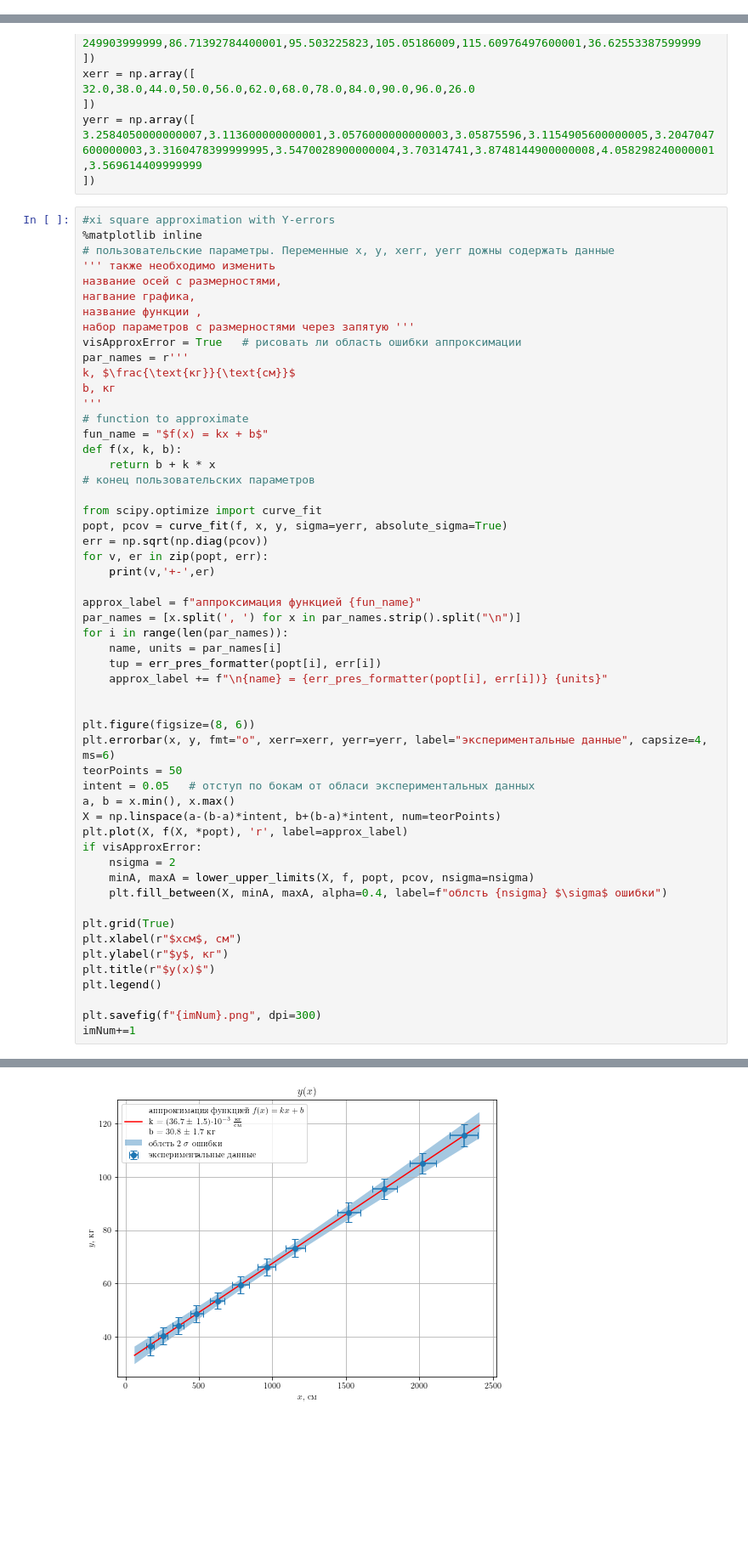
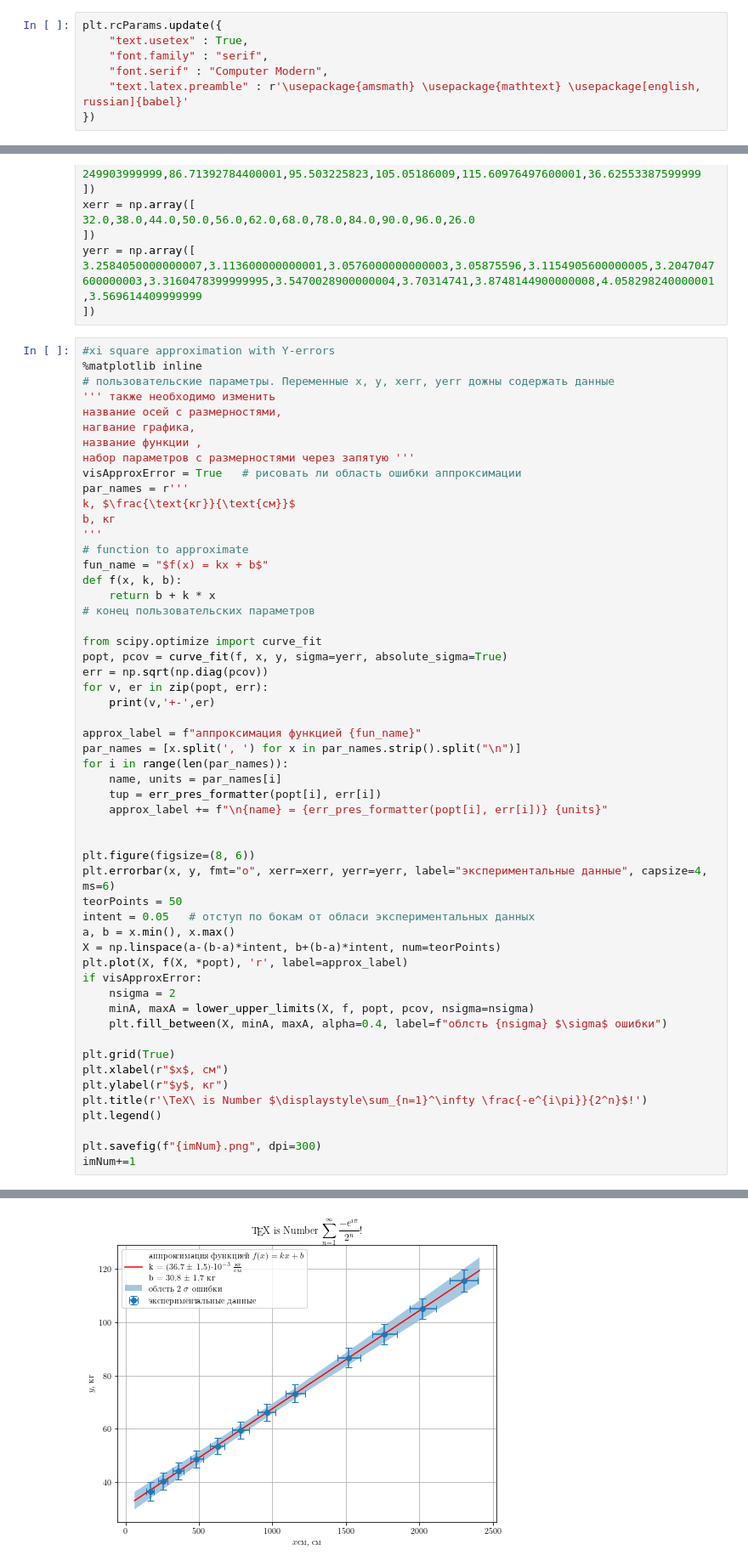
Before and after one commit to Hacker1337/LabDataTemplates, a Jupyter notebook: examples/working_files/latex_fonts_exper.ipynb, the cells around one changed output, grey strips where cells are left out. Shown: that part at 85% size. Cells and saved outputs as stored; diff of their text form; blank space fills up the shorter version.

Commit message:
Successful latex fonts loading.

```diff
--- a/examples/working_files/latex_fonts_exper.ipynb
+++ b/examples/working_files/latex_fonts_exper.ipynb
@@ -54,6 +54,13 @@ def lower_upper_limits(domain, fun, popt, pcov, nsigma=1):
     dfmatrixes = np.expand_dims(df, 1)*np.expand_dims(df, 2) * np.expand_dims(corr, 0)
     sigm_f = np.sqrt(np.sum(dfmatrixes, axis=(1, 2)))
     return (fun(domain, *popt)-nsigma*sigm_f, fun(domain, *popt)+nsigma*sigm_f)
+# %%
+plt.rcParams.update({
+    "text.usetex" : True,
+    "font.family" : "serif",
+    "font.serif" : "Computer Modern",
+    "text.latex.preamble" : r'\usepackage{amsmath} \usepackage{mathtext} \usepackage[english, russian]{babel}'
+})
 # %%
 from matplotlib import rc
 rc('font',**{'family':'serif'})
@@ -107,36 +110,36 @@ for v, er in zip(popt, err):
 
 approx_label = f"аппроксимация функцией {fun_name}"
 par_names = [x.split(', ') for x in par_names.strip().split("\n")]
 for i in range(len(par_names)):
     name, units = par_names[i]
     tup = err_pres_formatter(popt[i], err[i])
     approx_label += f"\n{name} = {err_pres_formatter(popt[i], err[i])} {units}"
 
 
 plt.figure(figsize=(8, 6))
 plt.errorbar(x, y, fmt="o", xerr=xerr, yerr=yerr, label="экспериментальные данные", capsize=4, ms=6)
 teorPoints = 50
 intent = 0.05   # отступ по бокам от обласи экспериментальных данных
 a, b = x.min(), x.max()
 X = np.linspace(a-(b-a)*intent, b+(b-a)*intent, num=teorPoints)
 plt.plot(X, f(X, *popt), 'r', label=approx_label)
 if visApproxError:
     nsigma = 2
     minA, maxA = lower_upper_limits(X, f, popt, pcov, nsigma=nsigma)
     plt.fill_between(X, minA, maxA, alpha=0.4, label=f"облсть {nsigma} $\sigma$ ошибки")
 
 plt.grid(True)
-plt.xlabel(r"$xсм$, см")
+plt.xlabel(r"$x$, см")
 plt.ylabel(r"$y$, кг")
-plt.title(r"$y(x)$")
+plt.title(r'\TeX\ is Number $\displaystyle\sum_{n=1}^\infty \frac{-e^{i\pi}}{2^n}$!')
 plt.legend()
 
 plt.savefig(f"{imNum}.png", dpi=300)
 imNum+=1
 # %% [output]
 0.03672112074944038 +- 0.001520303510828269
 30.825715938287157 +- 1.7275667911026313
-[figure, old version]
+[figure, new version]
 # %%
 #simple visualization
 plt.figure(figsize=(8, 6))
```
Also changed, not shown: parts of 1 cell of this notebook, 1 other file.
